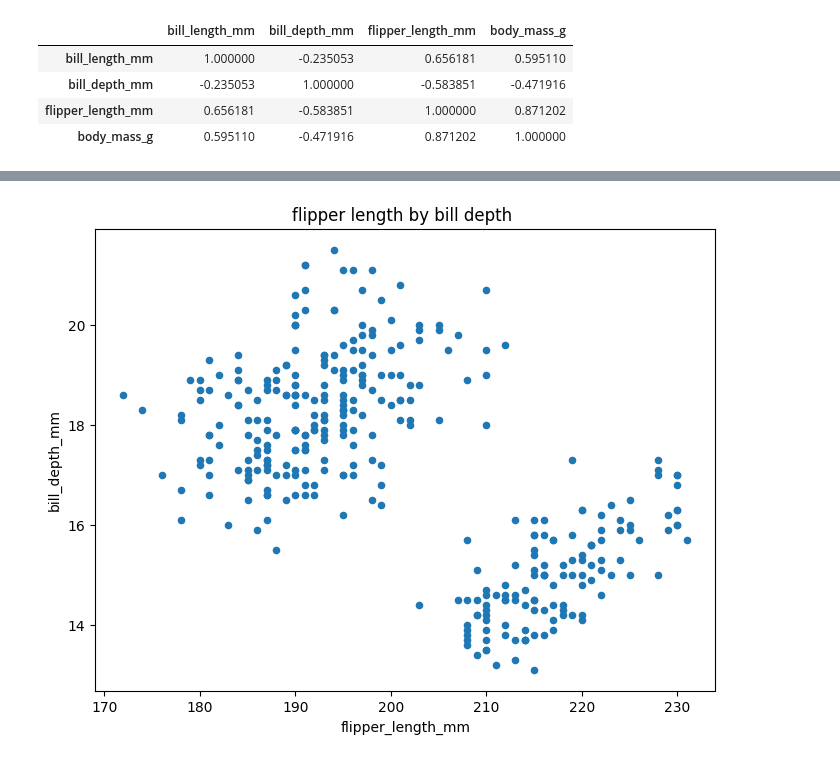
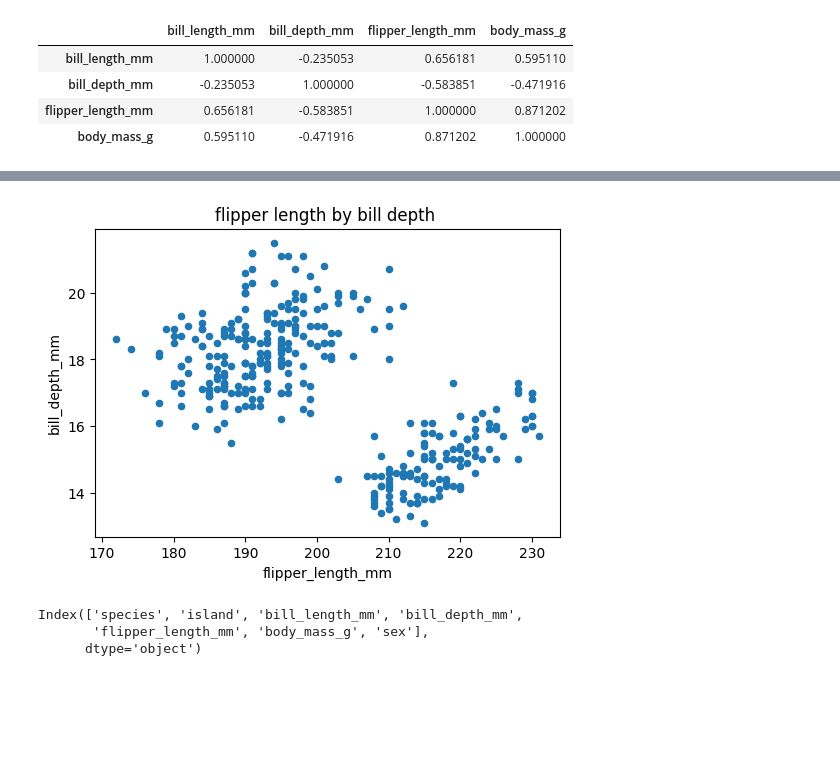
Before and after one commit to Mark20042/data-science-bootcamp, a Jupyter notebook: penguins.ipynb, the cells around one changed output, grey strips where cells are left out. Drawn from its saved outputs; the diff is of its cells as text; code cells hidden in the pictures; blank space fills up the shorter version.

```diff
--- a/penguins.ipynb
+++ b/penguins.ipynb
@@ -384,6 +384,12 @@ plt.show()
 # %%
 df.plot(kind='scatter', x='flipper_length_mm', y='bill_depth_mm',
-        title= "flipper length by bill depth ", figsize=(8,6))
+        title= "flipper length by bill depth ", figsize=(6,4))
 plt.show()
 # %% [output]
-[figure, old version]
+[figure, new version]
+# %%
+df.columns
+# %% [output]
+Index(['species', 'island', 'bill_length_mm', 'bill_depth_mm',
+       'flipper_length_mm', 'body_mass_g', 'sex'],
+      dtype='object')
```
Also changed, not shown: parts of 6 cells of this notebook.
